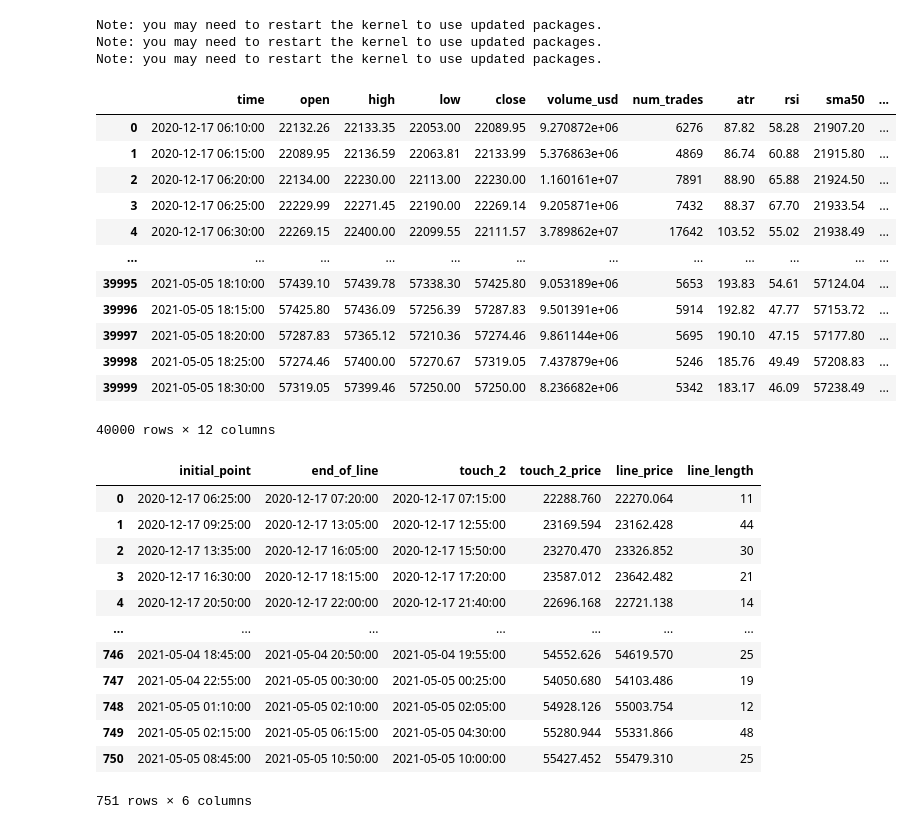
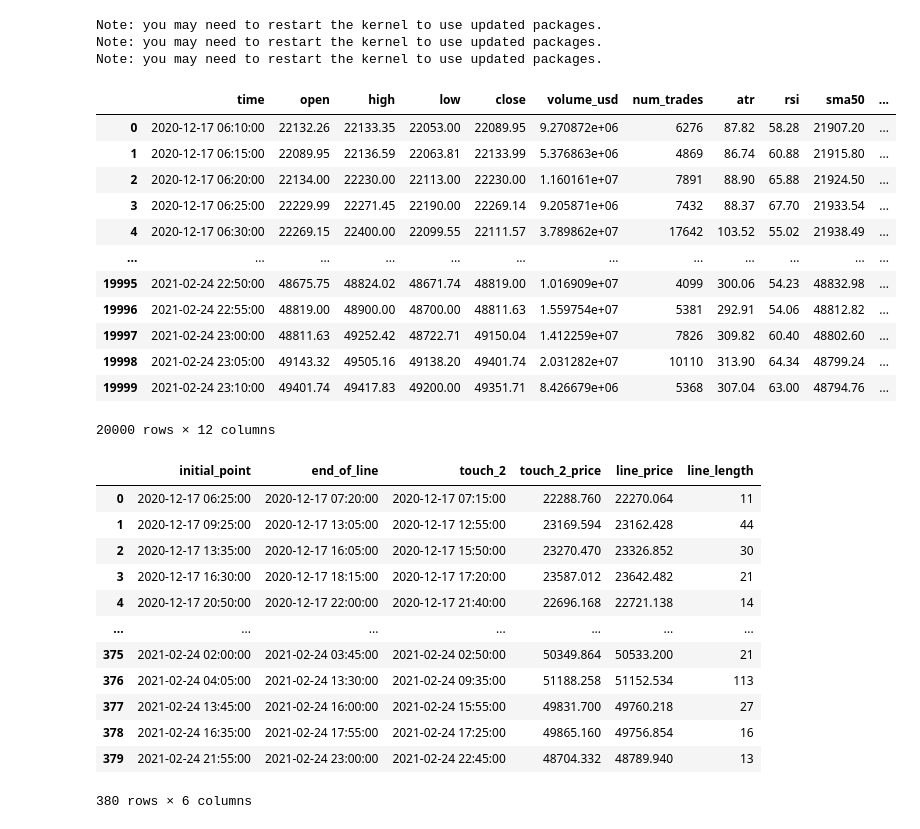
Before and after one commit to alexbabits/crypto-backtester, a Jupyter notebook: LineAnalysis.ipynb, the cells around one changed output. Saved outputs shown, nothing was run; the diff lists cells and outputs as text; code cells hidden in the pictures.

```diff
--- a/LineAnalysis.ipynb
+++ b/LineAnalysis.ipynb
@@ -67,22 +67,22 @@ for df in dataframes:
     df.dropna(inplace=True)
     df.reset_index(drop=True, inplace=True)
 # %%
-btc_usdt_df = btc_usdt_df.head(40000)
+btc_usdt_df = btc_usdt_df.head(20000)
 btc_usdt_df
 # %% [output]
 |  | time | open | high | low | close | volume_usd | num_trades | atr | rsi | sma50 | ... |
 | 0 | 2020-12-17 06:10:00 | 22132.26 | 22133.35 | 22053.00 | 22089.95 | 9.270872e+06 | 6276 | 87.82 | 58.28 | 21907.20 | ... |
 | 1 | 2020-12-17 06:15:00 | 22089.95 | 22136.59 | 22063.81 | 22133.99 | 5.376863e+06 | 4869 | 86.74 | 60.88 | 21915.80 | ... |
 | 2 | 2020-12-17 06:20:00 | 22134.00 | 22230.00 | 22113.00 | 22230.00 | 1.160161e+07 | 7891 | 88.90 | 65.88 | 21924.50 | ... |
 | 3 | 2020-12-17 06:25:00 | 22229.99 | 22271.45 | 22190.00 | 22269.14 | 9.205871e+06 | 7432 | 88.37 | 67.70 | 21933.54 | ... |
 | 4 | 2020-12-17 06:30:00 | 22269.15 | 22400.00 | 22099.55 | 22111.57 | 3.789862e+07 | 17642 | 103.52 | 55.02 | 21938.49 | ... |
 | ... | ... | ... | ... | ... | ... | ... | ... | ... | ... | ... | ... |
-| 39995 | 2021-05-05 18:10:00 | 57439.10 | 57439.78 | 57338.30 | 57425.80 | 9.053189e+06 | 5653 | 193.83 | 54.61 | 57124.04 | ... |
-| 39996 | 2021-05-05 18:15:00 | 57425.80 | 57436.09 | 57256.39 | 57287.83 | 9.501391e+06 | 5914 | 192.82 | 47.77 | 57153.72 | ... |
-| 39997 | 2021-05-05 18:20:00 | 57287.83 | 57365.12 | 57210.36 | 57274.46 | 9.861144e+06 | 5695 | 190.10 | 47.15 | 57177.80 | ... |
-| 39998 | 2021-05-05 18:25:00 | 57274.46 | 57400.00 | 57270.67 | 57319.05 | 7.437879e+06 | 5246 | 185.76 | 49.49 | 57208.83 | ... |
-| 39999 | 2021-05-05 18:30:00 | 57319.05 | 57399.46 | 57250.00 | 57250.00 | 8.236682e+06 | 5342 | 183.17 | 46.09 | 57238.49 | ... |
+| 19995 | 2021-02-24 22:50:00 | 48675.75 | 48824.02 | 48671.74 | 48819.00 | 1.016909e+07 | 4099 | 300.06 | 54.23 | 48832.98 | ... |
+| 19996 | 2021-02-24 22:55:00 | 48819.00 | 48900.00 | 48700.00 | 48811.63 | 1.559754e+07 | 5381 | 292.91 | 54.06 | 48812.82 | ... |
+| 19997 | 2021-02-24 23:00:00 | 48811.63 | 49252.42 | 48722.71 | 49150.04 | 1.412259e+07 | 7826 | 309.82 | 60.40 | 48802.60 | ... |
+| 19998 | 2021-02-24 23:05:00 | 49143.32 | 49505.16 | 49138.20 | 49401.74 | 2.031282e+07 | 10110 | 313.90 | 64.34 | 48799.24 | ... |
+| 19999 | 2021-02-24 23:10:00 | 49401.74 | 49417.83 | 49200.00 | 49351.71 | 8.426679e+06 | 5368 | 307.04 | 63.00 | 48794.76 | ... |
-40000 rows × 12 columns
+20000 rows × 12 columns
 # %%
 ########### find_horizontal_resistance_lines ###########
 
@@ -174,12 +174,12 @@ resistance_df
 | 3 | 2020-12-17 16:30:00 | 2020-12-17 18:15:00 | 2020-12-17 17:20:00 | 23587.012 | 23642.482 | 21 |
 | 4 | 2020-12-17 20:50:00 | 2020-12-17 22:00:00 | 2020-12-17 21:40:00 | 22696.168 | 22721.138 | 14 |
 | ... | ... | ... | ... | ... | ... | ... |
-| 746 | 2021-05-04 18:45:00 | 2021-05-04 20:50:00 | 2021-05-04 19:55:00 | 54552.626 | 54619.570 | 25 |
-| 747 | 2021-05-04 22:55:00 | 2021-05-05 00:30:00 | 2021-05-05 00:25:00 | 54050.680 | 54103.486 | 19 |
-| 748 | 2021-05-05 01:10:00 | 2021-05-05 02:10:00 | 2021-05-05 02:05:00 | 54928.126 | 55003.754 | 12 |
-| 749 | 2021-05-05 02:15:00 | 2021-05-05 06:15:00 | 2021-05-05 04:30:00 | 55280.944 | 55331.866 | 48 |
-| 750 | 2021-05-05 08:45:00 | 2021-05-05 10:50:00 | 2021-05-05 10:00:00 | 55427.452 | 55479.310 | 25 |
+| 375 | 2021-02-24 02:00:00 | 2021-02-24 03:45:00 | 2021-02-24 02:50:00 | 50349.864 | 50533.200 | 21 |
+| 376 | 2021-02-24 04:05:00 | 2021-02-24 13:30:00 | 2021-02-24 09:35:00 | 51188.258 | 51152.534 | 113 |
+| 377 | 2021-02-24 13:45:00 | 2021-02-24 16:00:00 | 2021-02-24 15:55:00 | 49831.700 | 49760.218 | 27 |
+| 378 | 2021-02-24 16:35:00 | 2021-02-24 17:55:00 | 2021-02-24 17:25:00 | 49865.160 | 49756.854 | 16 |
+| 379 | 2021-02-24 21:55:00 | 2021-02-24 23:00:00 | 2021-02-24 22:45:00 | 48704.332 | 48789.940 | 13 |
-751 rows × 6 columns
+380 rows × 6 columns
 # %%
 ########### find_touch_points ###########
 
```
Also changed, not shown: parts of 6 cells of this notebook, 2 other files.
